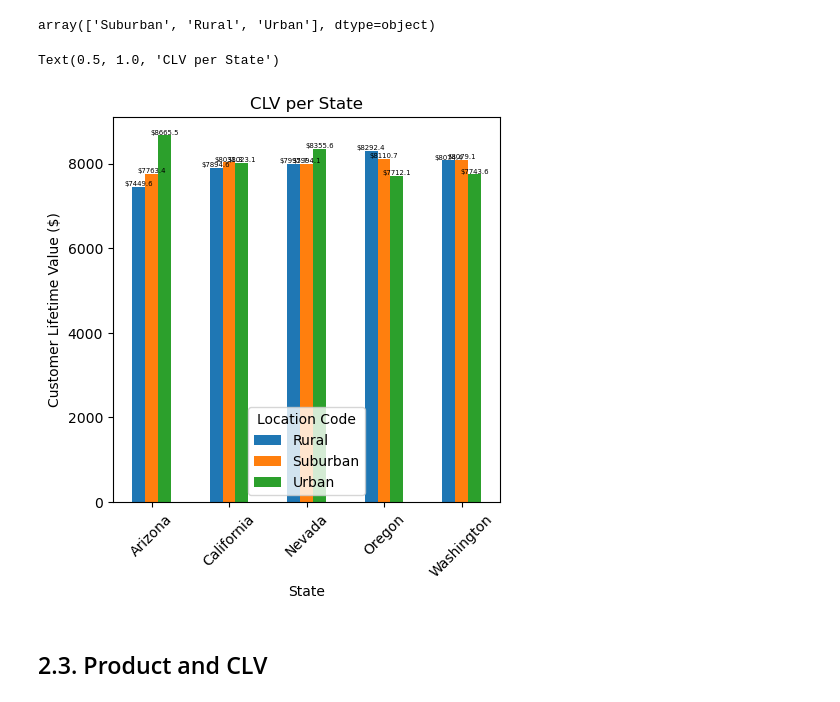
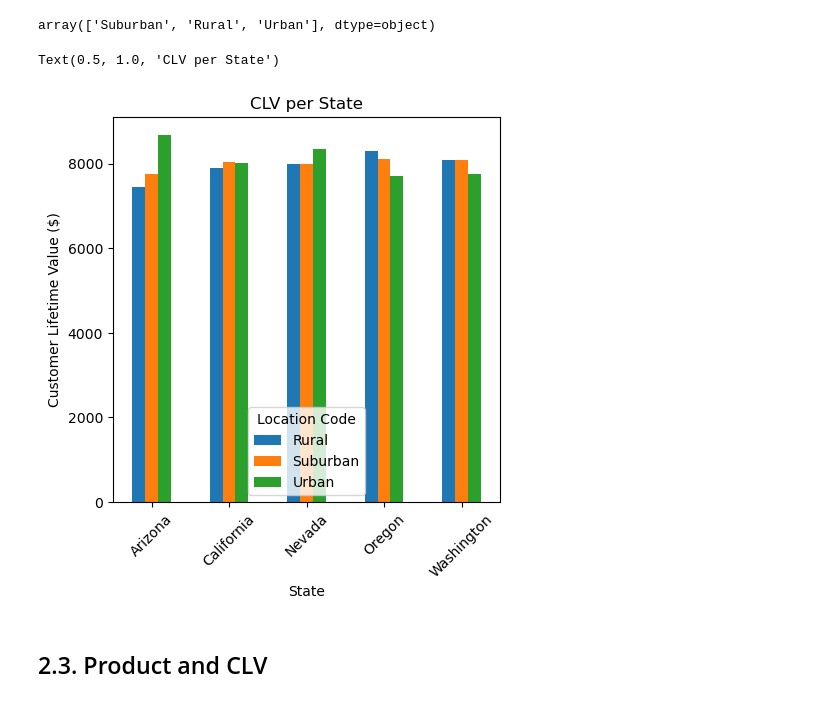
Before and after one commit to yoonhwang/Machine-Learning-and-Generative-AI-for-Marketing, a Jupyter notebook: ch.2/ch-2.ipynb, the cells around one changed output. Saved outputs shown, nothing was run; the diff lists cells and outputs as text; code cells hidden in the pictures.

```diff
--- a/ch.2/ch-2.ipynb
+++ b/ch.2/ch-2.ipynb
@@ -202,16 +206,16 @@ array(['Suburban', 'Rural', 'Urban'], dtype=object)
 # %%
 ax = df.groupby(["State", "Location Code"])["Customer Lifetime Value"].mean().unstack().plot.bar(
     figsize=(5, 5),
     rot=45
 )
-ax.bar_label(ax.containers[0], fmt='$%.1f', fontsize=5)
-ax.bar_label(ax.containers[1], fmt='$%.1f', fontsize=5)
-ax.bar_label(ax.containers[2], fmt='$%.1f', fontsize=5)
+# ax.bar_label(ax.containers[0], fmt='$%.1f', fontsize=5)
+# ax.bar_label(ax.containers[1], fmt='$%.1f', fontsize=5)
+# ax.bar_label(ax.containers[2], fmt='$%.1f', fontsize=5)
 ax.set_ylabel("Customer Lifetime Value ($)")
 ax.set_title("CLV per State")
 # %% [output]
 Text(0.5, 1.0, 'CLV per State')
-[figure, old version]
+[figure, new version]
 # %% [markdown]
 ## 2.3. Product and CLV
 # %%
```
Also changed, not shown: parts of 15 cells of this notebook, 25 other files.
